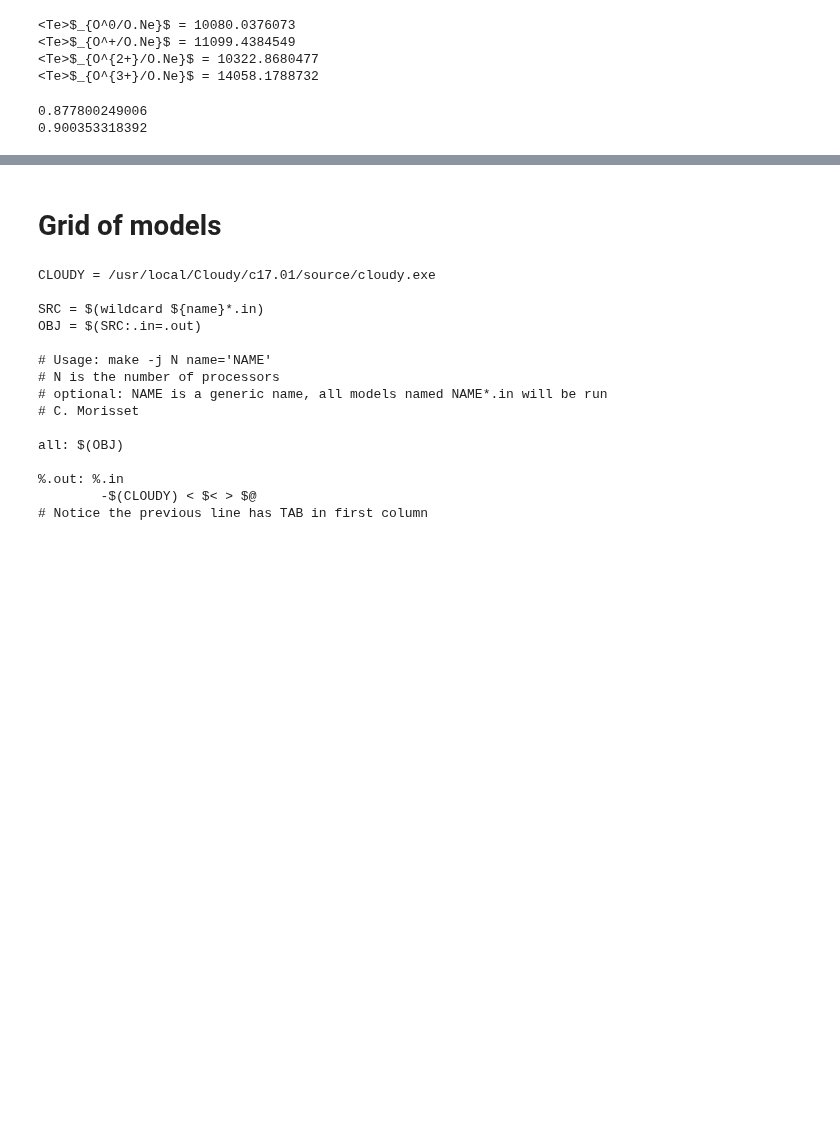
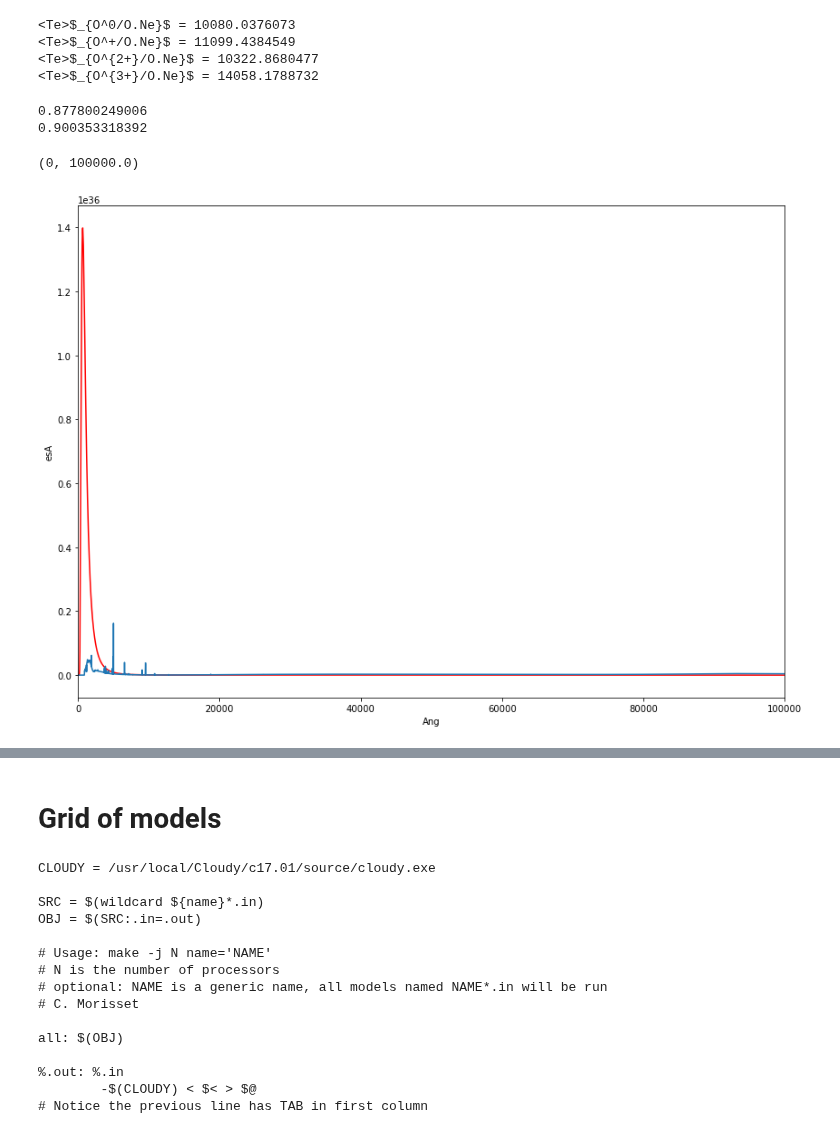
Before and after one commit to Morisset/Cloudy_Summer_School, a Jupyter notebook: Notebooks/FirstModels.ipynb, the cells around one changed output, grey strips where cells are left out. Saved outputs shown, nothing was run; the diff lists cells and outputs as text; code cells hidden in the pictures; blank space fills up the shorter version.

```diff
--- a/Notebooks/FirstModels.ipynb
+++ b/Notebooks/FirstModels.ipynb
@@ -157,3 +158,11 @@ print(M.get_ab_ion_vol_ne('O',2))
 # %% [output]
 0.877800249006
 0.900353318392
+# %%
+f, ax = plt.subplots(figsize=(14,10))
+M.plot_spectrum(cont='incid', ax=ax, c='r', xunit='Ang', yunit='esA', xlog=False, ylog=False)
+M.plot_spectrum(cont='ntrans', ax=ax, xunit='Ang', yunit='esA', xlog=False, ylog=False)
+ax.set_xlim((0, 1e5))
+# %% [output]
+(0, 100000.0)
+[figure, added]
```
Also changed, not shown: parts of 6 cells of this notebook, 1 other file.
